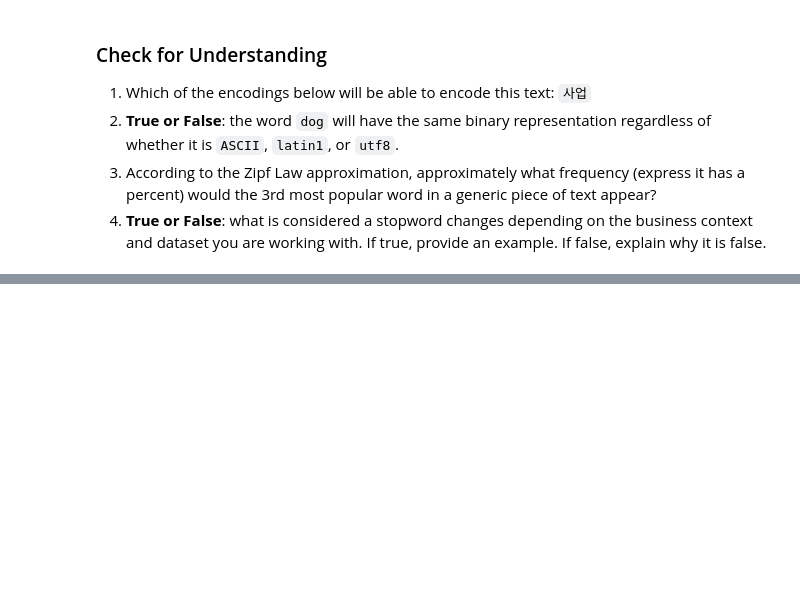
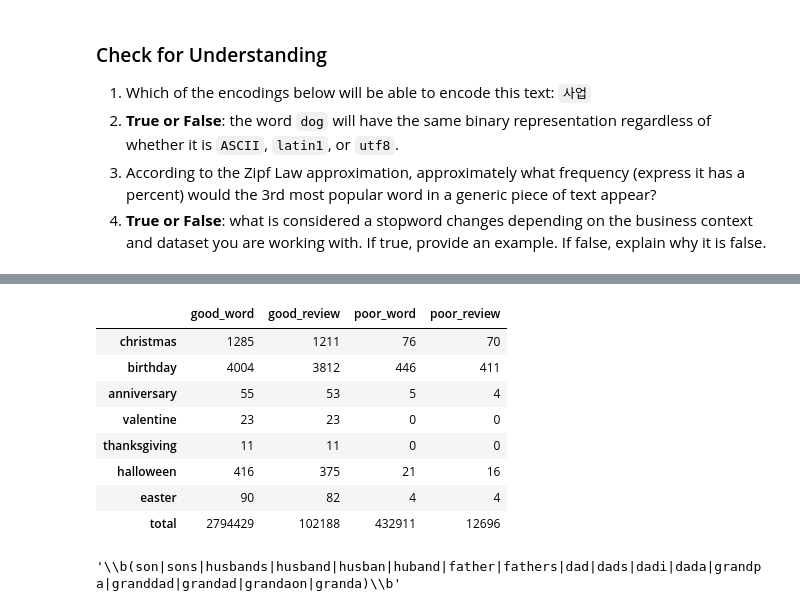
Before and after one commit to yixinouyang/dso-560-nlp-and-text-analytics, a Jupyter notebook: week1/Basic Python Operations for Working with Text (Completed Class Copy).ipynb, the cells around one changed output, grey strips where cells are left out. Saved outputs shown, nothing was run; the diff lists cells and outputs as text; code cells hidden in the pictures; blank space fills up the shorter version.

```diff
--- a/week1/Basic Python Operations for Working with Text (Completed Class Copy).ipynb
+++ b/week1/Basic Python Operations for Working with Text (Completed Class Copy).ipynb
@@ -414,0 +525,4 @@ Perform the same word count analysis using the reviews received from Amazon to a
+# %%
+occasion_re['halloween'] = r'\b(' + '|'.join([word for word in word_dict.keys() if fuzz.ratio(r'halloween',word) >= 85]) + r')\b'
+# %%
+occasion_re['easter'] = r'\b(' + '|'.join([word for word in word_dict.keys() if fuzz.ratio(r'easter',word) >= 95]) + r')\b'
@@ -414,0 +539,52 @@ Perform the same word count analysis using the reviews received from Amazon to a
+# %%
+occasion_df = pd.DataFrame(columns=['good_word','good_review','poor_word','poor_review']
+                           , index=['christmas','birthday','anniversary','valentine','thanksgiving','halloween','easter','total'])
+occasion_df = occasion_df.fillna(0)
+# %%
+for line in good_reviews_df['line']:
+    for occasion in occasion_df.index:
+        if occasion == 'total':
+            occasion_df.loc[occasion,'good_word'] += len(re.findall(r'\b[A-z]+\b',line))
+            occasion_df.loc[occasion,'good_review'] += 1
+        else:
+            if re.findall(occasion_re[occasion],line,flags=re.IGNORECASE):
+                occasion_df.loc[occasion,'good_word'] += len(re.findall(occasion_re[occasion],line,flags=re.IGNORECASE))
+                occasion_df.loc[occasion,'good_review'] += 1
+
+
+for line in poor_reviews_df['line']:
+    for occasion in occasion_df.index:
+        if occasion == 'total':
+            occasion_df.loc[occasion,'poor_word'] += len(re.findall(r'\b[A-z]+\b',line))
+            occasion_df.loc[occasion,'poor_review'] += 1
+        else:
+            if re.findall(occasion_re[occasion],line,flags=re.IGNORECASE):
+                occasion_df.loc[occasion,'poor_word'] += len(re.findall(occasion_re[occasion],line,flags=re.IGNORECASE))
+                occasion_df.loc[occasion,'poor_review'] += 1
+# %%
+occasion_df
+# %% [output]
+|  | good_word | good_review | poor_word | poor_review |
+| christmas | 1285 | 1211 | 76 | 70 |
+| birthday | 4004 | 3812 | 446 | 411 |
+| anniversary | 55 | 53 | 5 | 4 |
+| valentine | 23 | 23 | 0 | 0 |
+| thanksgiving | 11 | 11 | 0 | 0 |
+| halloween | 416 | 375 | 21 | 16 |
+| easter | 90 | 82 | 4 | 4 |
+| total | 2794429 | 102188 | 432911 | 12696 |
+# %%
+male_word = ['son','sons']
+male_word.extend([word for word in word_dict.keys() if fuzz.ratio(r'husband',word) >= 85])
+male_word.extend(['father','fathers'])
+male_word.extend([word for word in word_dict.keys() if fuzz.ratio(r'dad',word) >= 85])
+male_word.extend([word for word in word_dict.keys() if fuzz.ratio(r'granda',word) >= 85])
+male_word.remove('dead')
+male_word.remove('grand')
+male_word.remove('grandma')
+male_word.remove('grandman')
+male_word.remove('grandmas')
+male_word_re = r'\b(' + '|'.join([word for word in male_word]) + r')\b'
+male_word_re
+# %% [output]
+'\\b(son|sons|husbands|husband|husban|huband|father|fathers|dad|dads|dadi|dada|grandpa|granddad|grandad|grandaon|granda)\\b'
```
Also changed, not shown: parts of 36 cells of this notebook, 1 other file.
